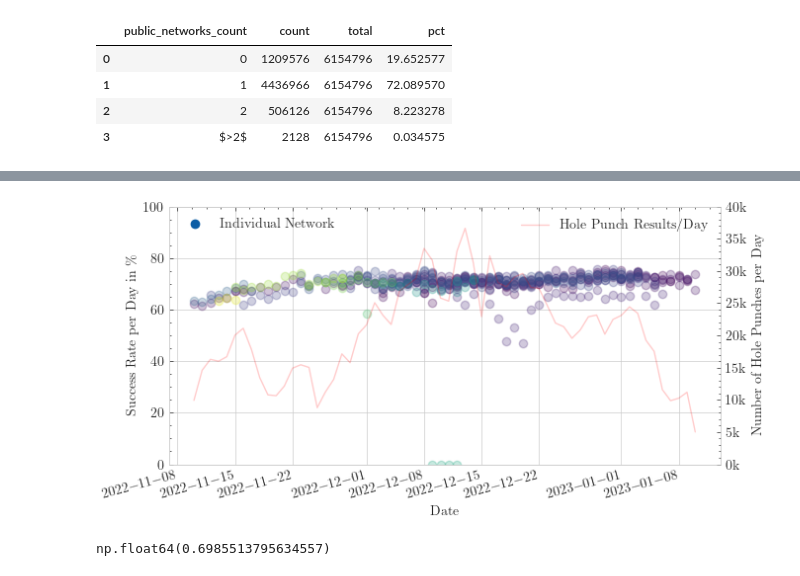
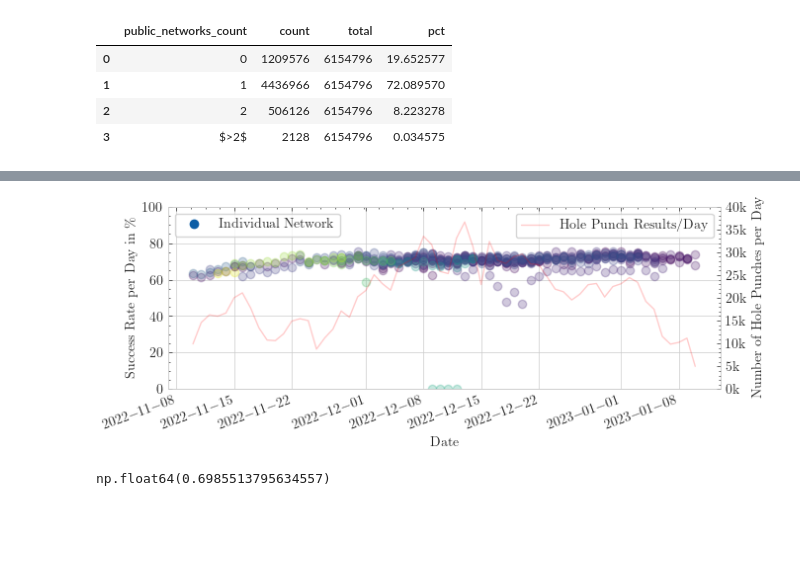
Before and after one commit to libp2p/punchr, a Jupyter notebook: publication/2023-03-07-publication.ipynb, the cells around one changed output, grey strips where cells are left out. Saved outputs shown, nothing was run; the diff lists cells and outputs as text; code cells hidden in the pictures; blank space fills up the shorter version.

```diff
--- a/publication/2023-03-07-publication.ipynb
+++ b/publication/2023-03-07-publication.ipynb
@@ -157,7 +157,7 @@ overall_outcomes_query = """
                          """
 df = pd.read_sql_query(overall_outcomes_query, con=conn)
 # %%
-fig, ax = plt.subplots(figsize=get_figsize())
+fig, ax = plt.subplots(figsize=get_figsize(width=500, ratio=0.45))
 for outcome in df["outcome"].unique():
     data = df[df["outcome"] == outcome]
     ax.plot(data["date_trunc"], data["count"] / 1e3, label=f"\\texttt{{{outcome}}}", color=outcome_colors[outcome])
@@ -165,17 +165,18 @@ for outcome in df["outcome"].unique():
 ax.set_xlabel("Date")
 ax.set_ylabel("Hole Punch Results per Day in $10^3$")
 # ax.yaxis.set_major_formatter(mpl.ticker.FuncFormatter(lambda x, p: format(int(x), ',')))
-ax.vlines(datetime(year=2022, month=12, day=1), 0, 88, colors="#777")
-ax.vlines(datetime(year=2023, month=1, day=1), 0, 88, colors="#777")
+ax.vlines(datetime(year=2022, month=12, day=1), 0, 92, colors="#777")
+ax.vlines(datetime(year=2023, month=1, day=1), 0, 92, colors="#777")
 ax.text(datetime(year=2022, month=12, day=1, hour=12), 85, "Campaign start", ha="left")
 ax.text(datetime(year=2022, month=12, day=31, hour=12), 85, "Campaign end", ha="right")
 ax.set_ylim(0, 100)
-ax.set_yticks(np.arange(0, 101, 10))
+# ax.set_xlim(datetime(year=2022, month=11, day=1), datetime(year=2023, month=1, day=15))
+ax.set_yticks(np.arange(0, 101, 20))
 for tick in ax.get_xticklabels():
     tick.set_rotation(20)
     tick.set_ha("right")
 
-ax.legend(title="Outcome", loc="upper left", frameon=True)
+ax.legend(frameon=True, loc='upper left')#, bbox_to_anchor=(0.5, 1.3), ncol=3)
 fig.set_tight_layout(True)
 fig.savefig("plots/campaign-outcomes.pdf")
 # %% [output]
@@ -182,0 +184,23 @@ fig.savefig("plots/campaign-outcomes.pdf")
+# %%
+fig, ax = plt.subplots(figsize=get_figsize(width=400, ratio=0.69))
+for outcome in df["outcome"].unique():
+    data = df[df["outcome"] == outcome]
+    ax.plot(data["date_trunc"], data["count"] / 1e3, label=f"\\texttt{{{outcome}}}", color=outcome_colors[outcome])
+
+ax.set_xlabel("Date")
+ax.set_ylabel("Hole Punch Results per Day in $10^3$")
+# ax.yaxis.set_major_formatter(mpl.ticker.FuncFormatter(lambda x, p: format(int(x), ',')))
+ax.vlines(datetime(year=2022, month=12, day=1), 0, 92, colors="#777")
+ax.vlines(datetime(year=2023, month=1, day=1), 0, 92, colors="#777")
+ax.text(datetime(year=2022, month=12, day=1, hour=12), 85, "Campaign start", ha="left")
+ax.text(datetime(year=2022, month=12, day=31, hour=12), 85, "Campaign end", ha="right")
+ax.set_ylim(0, 100)
+# ax.set_xlim(datetime(year=2022, month=11, day=1), datetime(year=2023, month=1, day=15))
+ax.set_yticks(np.arange(0, 101, 20))
+for tick in ax.get_xticklabels():
+    tick.set_rotation(20)
+    tick.set_ha("right")
+
+ax.legend(frameon=True, loc='upper center', bbox_to_anchor=(0.5, 1.22), ncol=3, columnspacing=0.92)
+fig.set_tight_layout(True)
+fig.savefig("plots/campaign-outcomes-half.pdf")
@@ -313,43 +339,43 @@ ORDER BY 1 DESC
 """
 df = pd.read_sql_query(query, con=conn)
 # %%
-fig, ax = plt.subplots(figsize=get_figsize(width="half"))
+fig, ax = plt.subplots(figsize=get_figsize(width="full",ratio=0.4))
 
 twinax = ax.twinx()
 data = df.groupby("day").sum().reset_index()
 # data = data[data["day"] >= datetime.strptime("2022-12-01", "%Y-%m-%d").date()]
 # data = data[data["day"] <= datetime.strptime("2023-01-05", "%Y-%m-%d").date()]
 twinax.plot(data["day"], data["total"], label="Hole Punch Results/Day", color="r", alpha=0.2)
 twinax.get_yaxis().set_major_formatter(mtick.FuncFormatter(lambda x, p: "%.0fk" % (x / 1000)))
 twinax.grid(False)
 twinax.set_yticks(np.arange(0, 42_000, 5_000))
 twinax.set_ylabel("Number of Hole Punches per Day")
-twinax.legend(loc="upper right")
+twinax.legend(loc="upper right",frameon=True)
 
 network_count = len(df["network_id"].unique())
 colormap = sns.color_palette("viridis", as_cmap=True)
 rates = []
 for i, net in enumerate(df["network_id"].unique()):
     data = df.fillna(0)
     # data = data[data["day"] >= datetime.strptime("2022-12-01", "%Y-%m-%d").date()]
     # data = data[data["day"] <= datetime.strptime("2023-01-05", "%Y-%m-%d").date()]
     data = data[data["network_id"] == net]
     data = data[data["total"] > 1000]
     ax.scatter(data["day"], 100 * data["success_ratio"], alpha=0.25, color=colormap(i / network_count))
     rates += data["success_ratio"].to_list()
 
 ax.set_xlabel("Date")
 ax.set_ylabel("Success Rate per Day in \%")
 ax.set_ylim(0, 100)
 for tick in ax.get_xticklabels():
-    tick.set_rotation(15)
+    tick.set_rotation(20)
     tick.set_ha("right")
 
-ax.legend([Line2D([0], [0], color=sns.color_palette()[0], marker="o", lw=0)], ["Individual Network"], loc="upper left")
+ax.legend([Line2D([0], [0], color=sns.color_palette()[0], marker="o", lw=0)], ["Individual Network"], loc="upper left",frameon=True)
 fig.set_tight_layout(True)
 fig.savefig("plots/network-success-rates.pdf")
 # %% [output]
-[figure, old version]
+[figure, new version]
 # %%
 np.array(rates).mean()
 # %% [output]
```
Also changed, not shown: parts of 22 cells of this notebook, 12 other files.
